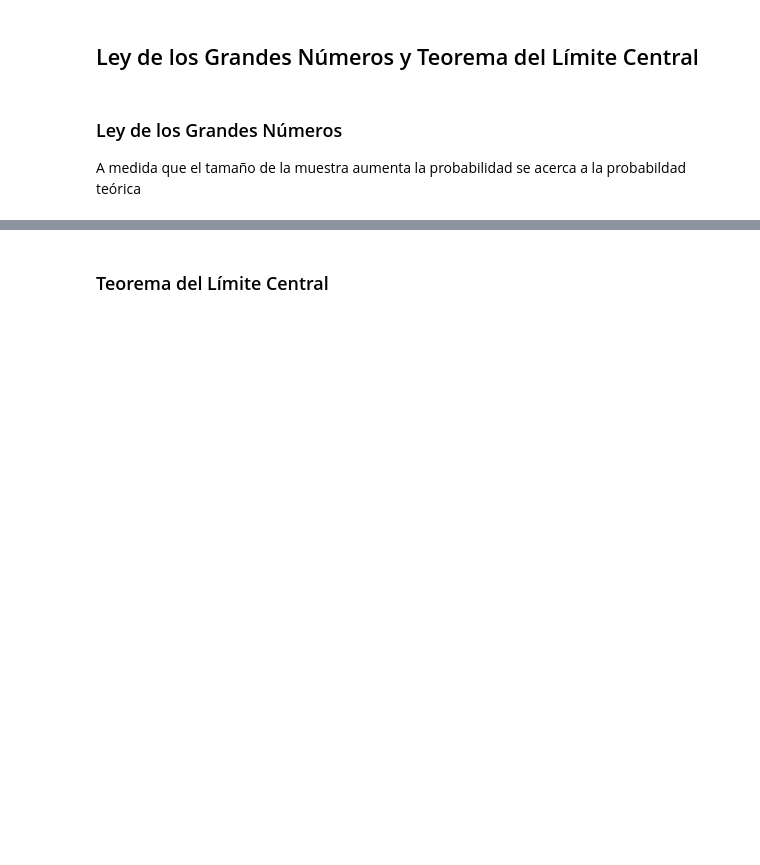
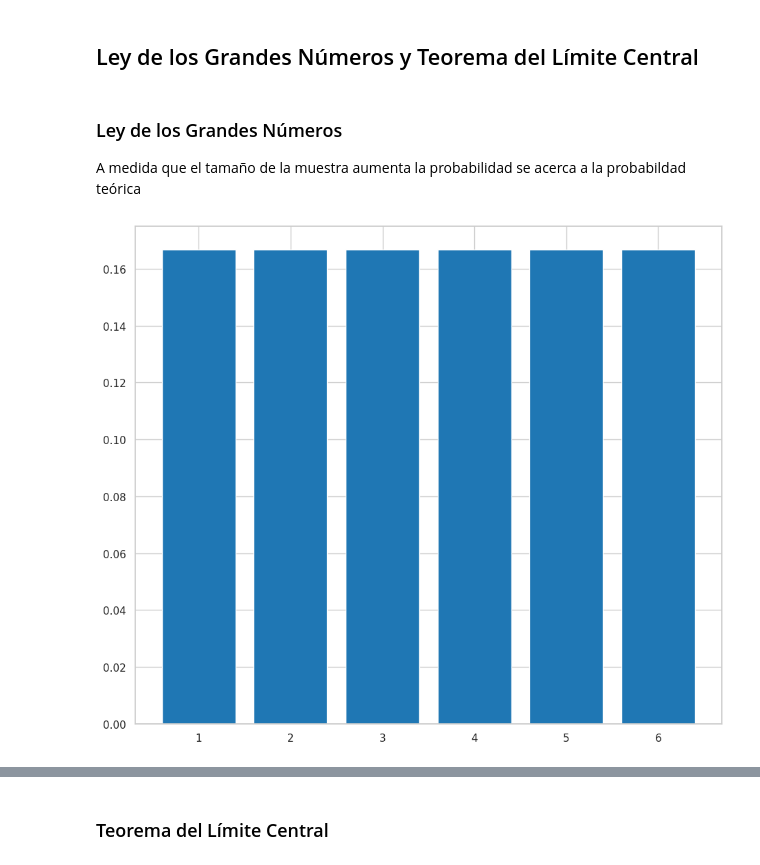
Before and after one commit to M-Alejo/analisis_exploratorio, a Jupyter notebook: conociendo_datos.ipynb, the cells around one changed output, grey strips where cells are left out. Saved outputs shown, nothing was run; the diff lists cells and outputs as text; code cells hidden in the pictures; blank space fills up the shorter version.

```diff
--- a/conociendo_datos.ipynb
+++ b/conociendo_datos.ipynb
@@ -580,3 +580,8 @@ sns.kdeplot(
 # %% [markdown]
 ### Ley de los Grandes Números
 A medida que el tamaño de la muestra aumenta la probabilidad se acerca a la probabildad teórica
+# %%
+dado = empiricaldist.Pmf.from_seq([1,2,3,4,5,6])
+dado.bar()
+# %% [output]
+[figure, added]
```
Also changed, not shown: parts of 10 cells of this notebook.
